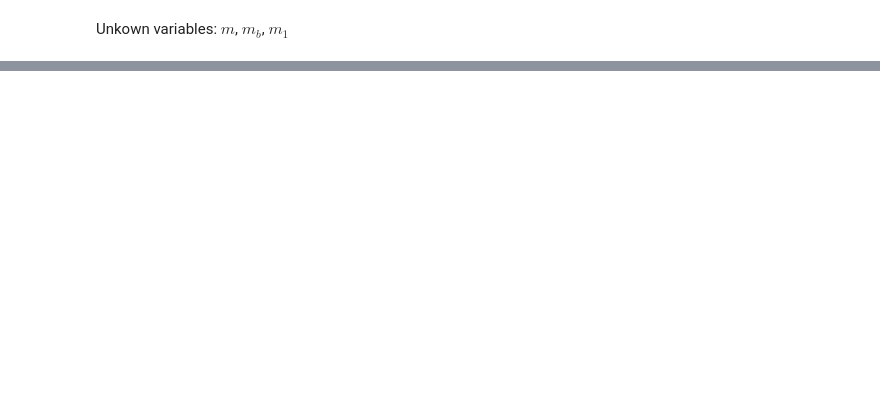
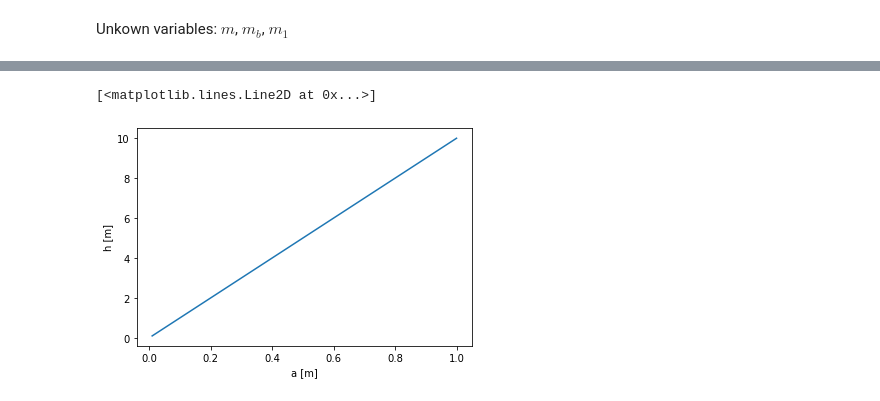
Before and after one commit to apatlpo/cognac, a Jupyter notebook: instrum/regulation_module.ipynb, the cells around one changed output, grey strips where cells are left out. Cells and saved outputs as stored; diff of their text form; code cells hidden in the pictures; blank space fills up the shorter version.

```diff
--- a/instrum/regulation_module.ipynb
+++ b/instrum/regulation_module.ipynb
@@ -123,0 +128,12 @@ m_guess =
+# %%
+#ds = xr.Dataset(dict(a=("a", np.arange(1e-2, 1,1e-2))))
+ds_in = xr.Dataset(dict(a=("a", np.logspace(-2, 0, 100))))
+ds_in.a.attrs["units"] = "m"
+
+ds_in["h"] = ds_in.a*10 # fixed aspect ratio
+ds_in.h.attrs["units"] = "m"
+
+ds_in.h.plot()
+# %% [output]
+[<matplotlib.lines.Line2D at 0x...>]
+[figure, added]
```
Also changed, not shown: parts of 29 cells of this notebook.
